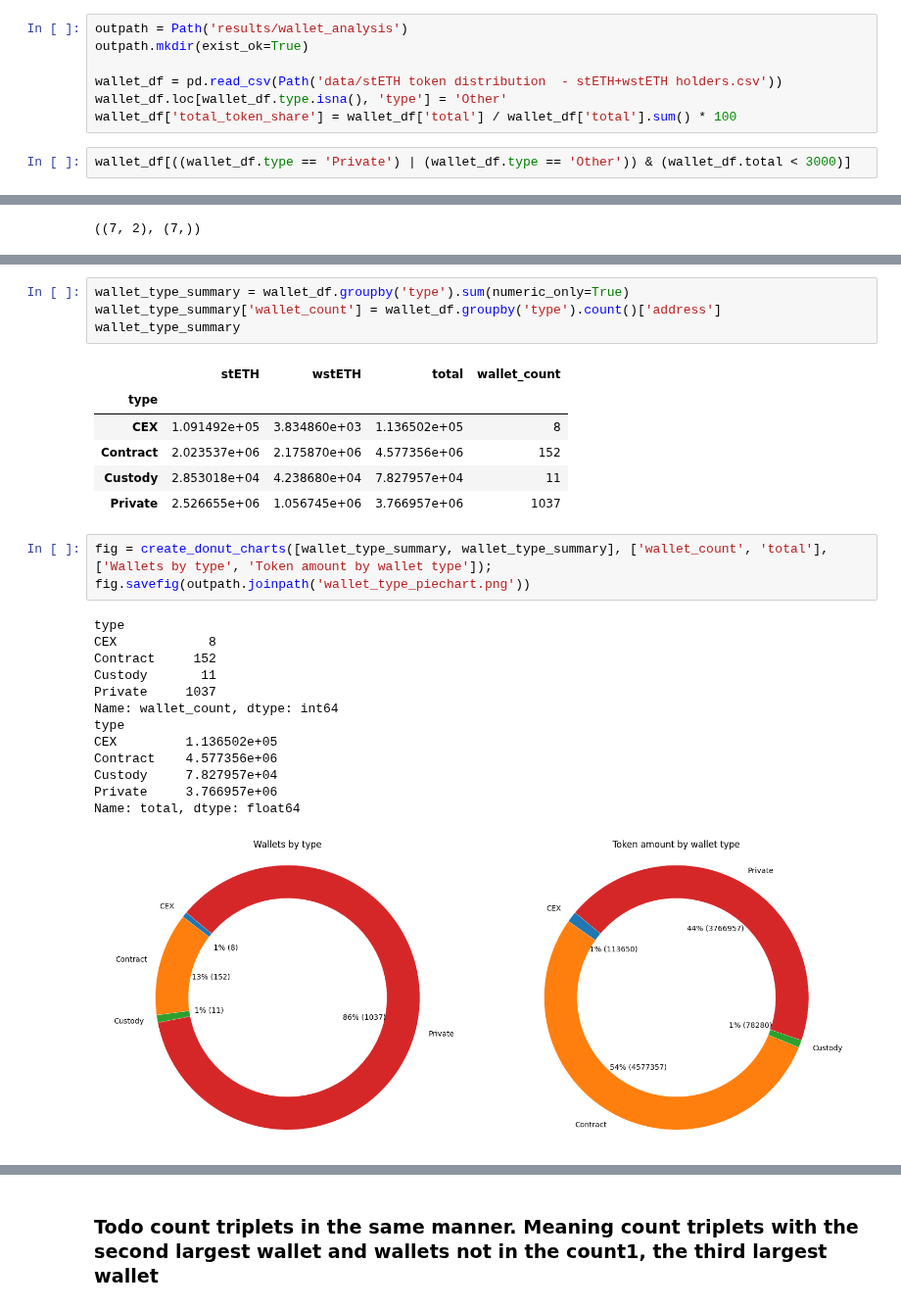
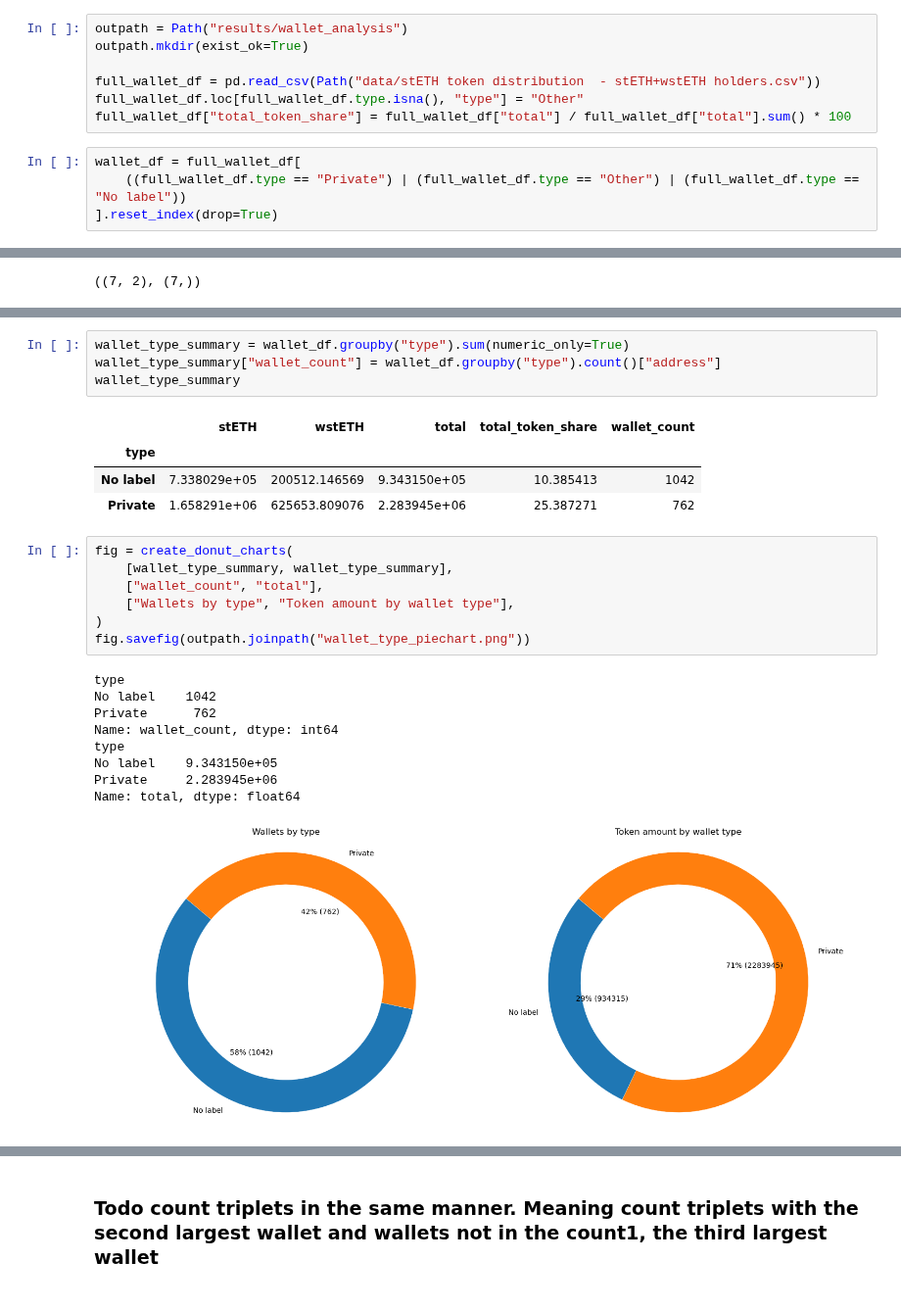
Before and after one commit to collectif-dao/dg-research, a Jupyter notebook: wallet_analysis.ipynb, the cells around one changed output, grey strips where cells are left out. Shown at 98% size. Saved outputs shown, nothing was run; the diff lists cells and outputs as text.

Commit message:
fix: exclude smart contracts, cex and custody from combinatorics wallet analysis

```diff
--- a/wallet_analysis.ipynb
+++ b/wallet_analysis.ipynb
@@ -37,11 +36,13 @@ def create_donut_charts(dataframes, column_names, titles=None):
     # plt.show()
     return fig
 # %%
-outpath = Path('results/wallet_analysis')
+outpath = Path("results/wallet_analysis")
 outpath.mkdir(exist_ok=True)
 
-wallet_df = pd.read_csv(Path('data/stETH token distribution  - stETH+wstETH holders.csv'))
-wallet_df.loc[wallet_df.type.isna(), 'type'] = 'Other'
-wallet_df['total_token_share'] = wallet_df['total'] / wallet_df['total'].sum() * 100
+full_wallet_df = pd.read_csv(Path("data/stETH token distribution  - stETH+wstETH holders.csv"))
+full_wallet_df.loc[full_wallet_df.type.isna(), "type"] = "Other"
+full_wallet_df["total_token_share"] = full_wallet_df["total"] / full_wallet_df["total"].sum() * 100
 # %%
-wallet_df[((wallet_df.type == 'Private') | (wallet_df.type == 'Other')) & (wallet_df.total < 3000)]
+wallet_df = full_wallet_df[
+    ((full_wallet_df.type == "Private") | (full_wallet_df.type == "Other") | (full_wallet_df.type == "No label"))
+].reset_index(drop=True)
@@ -726,29 +730,27 @@ These wallets collectively hold 77.741% of all tokens
 # %%
-wallet_type_summary = wallet_df.groupby('type').sum(numeric_only=True)
-wallet_type_summary['wallet_count'] = wallet_df.groupby('type').count()['address']
+wallet_type_summary = wallet_df.groupby("type").sum(numeric_only=True)
+wallet_type_summary["wallet_count"] = wallet_df.groupby("type").count()["address"]
 wallet_type_summary
 # %% [output]
-|  | stETH | wstETH | total | wallet_count |
-| type |  |  |  |  |
-| CEX | 1.091492e+05 | 3.834860e+03 | 1.136502e+05 | 8 |
-| Contract | 2.023537e+06 | 2.175870e+06 | 4.577356e+06 | 152 |
-| Custody | 2.853018e+04 | 4.238680e+04 | 7.827957e+04 | 11 |
-| Private | 2.526655e+06 | 1.056745e+06 | 3.766957e+06 | 1037 |
+|  | stETH | wstETH | total | total_token_share | wallet_count |
+| type |  |  |  |  |  |
+| No label | 7.338029e+05 | 200512.146569 | 9.343150e+05 | 10.385413 | 1042 |
+| Private | 1.658291e+06 | 625653.809076 | 2.283945e+06 | 25.387271 | 762 |
 # %%
-fig = create_donut_charts([wallet_type_summary, wallet_type_summary], ['wallet_count', 'total'], ['Wallets by type', 'Token amount by wallet type']);
-fig.savefig(outpath.joinpath('wallet_type_piechart.png'))
+fig = create_donut_charts(
+    [wallet_type_summary, wallet_type_summary],
+    ["wallet_count", "total"],
+    ["Wallets by type", "Token amount by wallet type"],
+)
+fig.savefig(outpath.joinpath("wallet_type_piechart.png"))
 # %% [output]
 type
-CEX            8
-Contract     152
-Custody       11
-Private     1037
+No label    1042
+Private      762
 Name: wallet_count, dtype: int64
 type
-CEX         1.136502e+05
-Contract    4.577356e+06
-Custody     7.827957e+04
-Private     3.766957e+06
+No label    9.343150e+05
+Private     2.283945e+06
 Name: total, dtype: float64
-[figure, old version]
+[figure, new version]
 # %%
```
Also changed, not shown: parts of 33 cells of this notebook, 2 other files.
